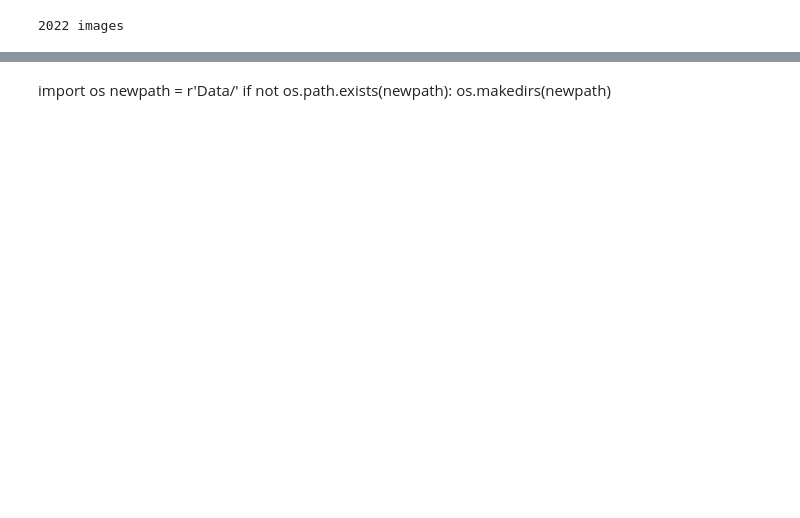
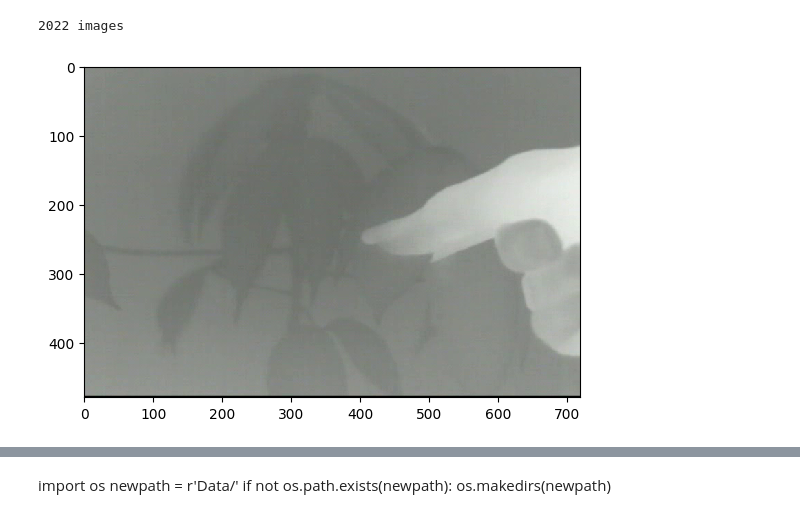
Before and after one commit to rcasalins/HydricStress, a Jupyter notebook: Pruebas.ipynb, the cells around one changed output, grey strips where cells are left out. Cells and saved outputs as stored; diff of their text form; code cells hidden in the pictures; blank space fills up the shorter version.

```diff
--- a/Pruebas.ipynb
+++ b/Pruebas.ipynb
@@ -47,3 +11,12 @@ file = 'prueba/'
 videoToFrame(video_path).frame()
 # %% [output]
 2022 images
+# %%
+img = "Data/IMG_0500.png"
+im = Image.open(img)
+ima = np.array(im)
+# %%
+plt.imshow(ima, interpolation='nearest')
+plt.show()
+# %% [output]
+[figure, added]
```
Also changed, not shown: parts of 6 cells of this notebook, 2 other files.
